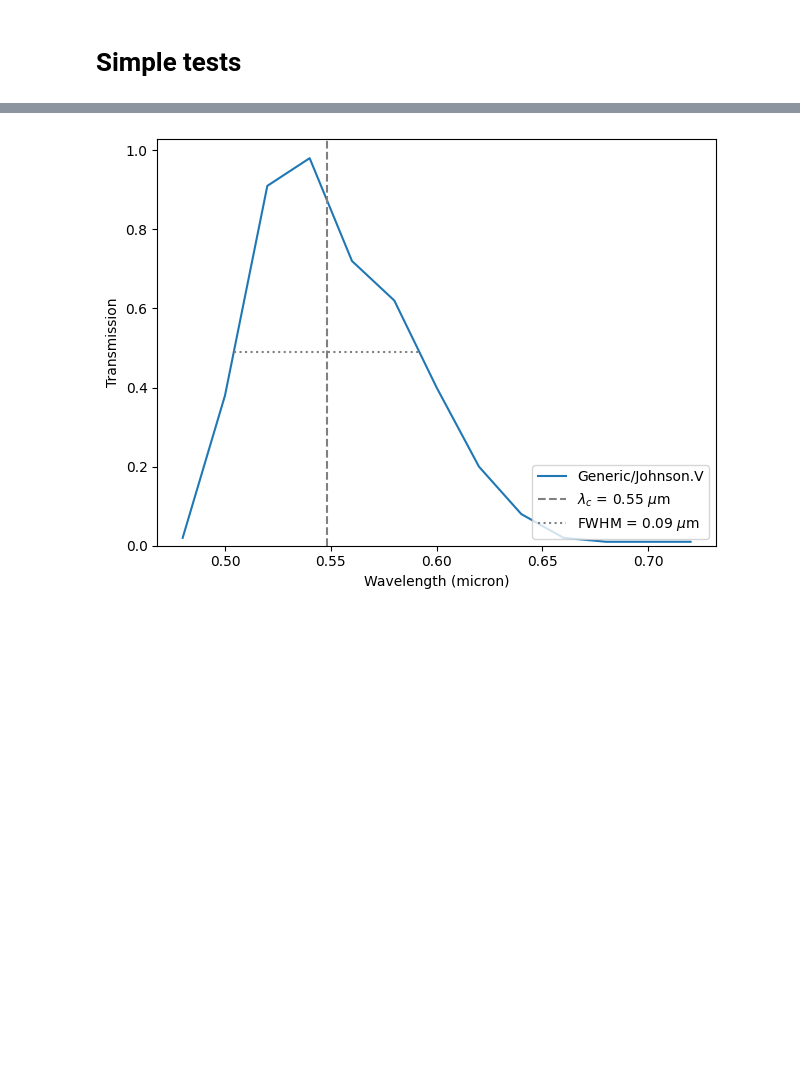
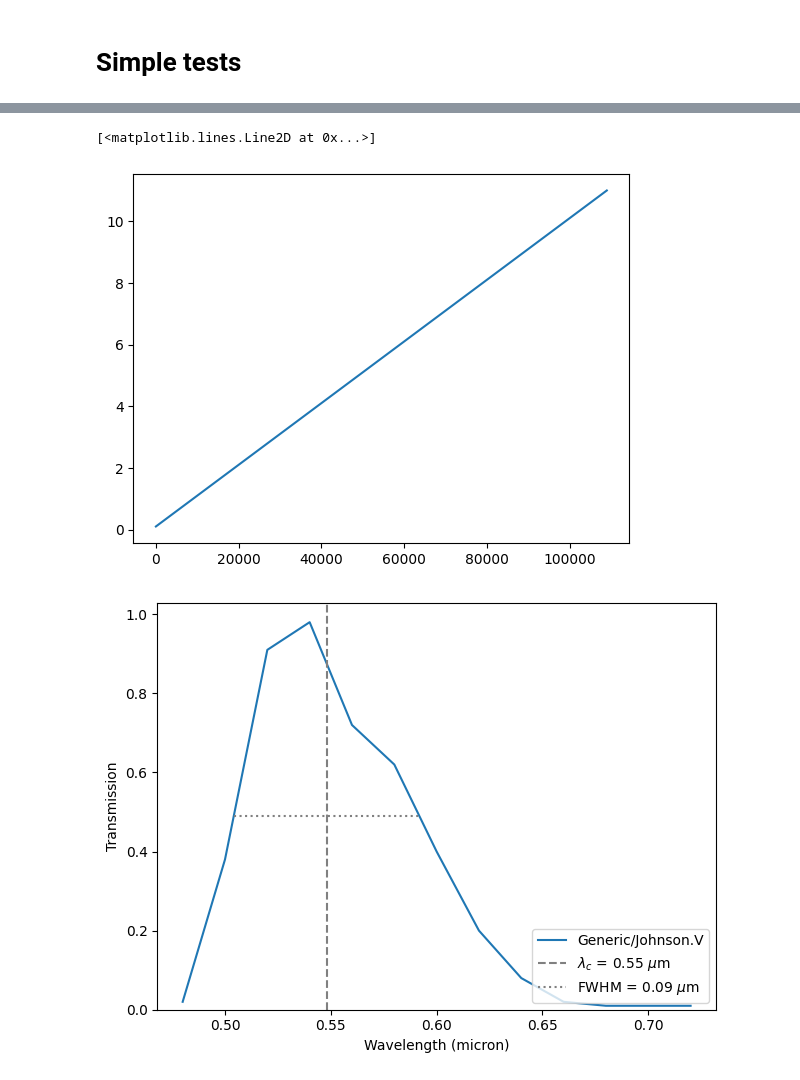
Before and after one commit to bcarry/ska, a Jupyter notebook: sandbox/test_ska.ipynb, the cells around one changed output, grey strips where cells are left out. Drawn from its saved outputs; the diff is of its cells as text; code cells hidden in the pictures; blank space fills up the shorter version.

```diff
--- a/sandbox/test_ska.ipynb
+++ b/sandbox/test_ska.ipynb
@@ -31,3 +57,11 @@ plt.style.use('default')
+# %%
+fig, ax = plt.subplots()
+
+ax.plot( bb.Wavelength, label='Black Body')
+# ax.plot( ww, ff, label='Black Body')
+# %% [output]
+[<matplotlib.lines.Line2D at 0x...>]
+[figure, added]
 # %%
 f, a  = V.plot_transmission()
 # %% [output]
```
Also changed, not shown: parts of 8 cells of this notebook, 12 other files.
